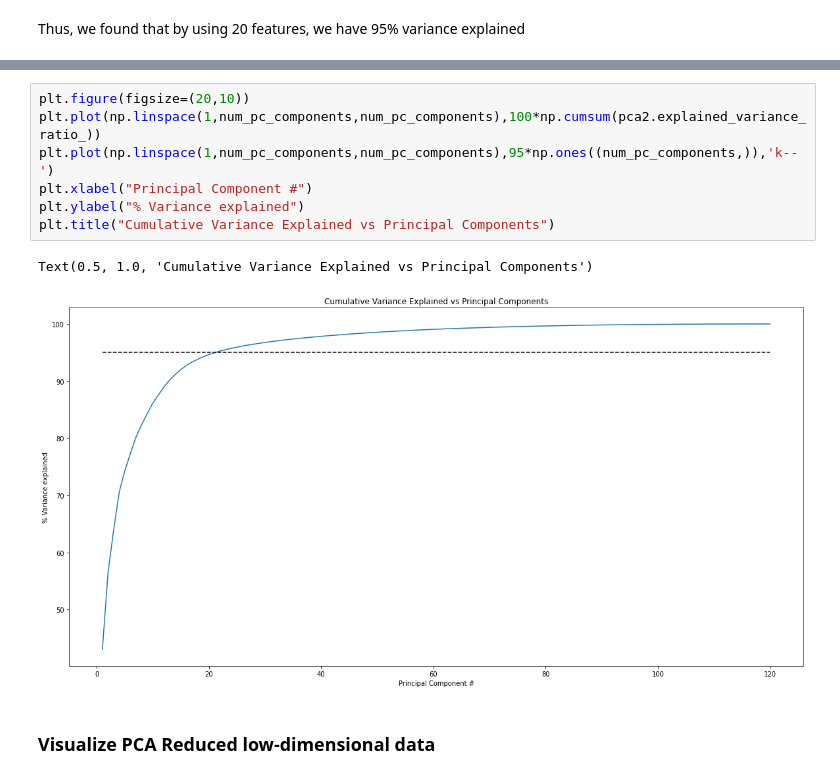
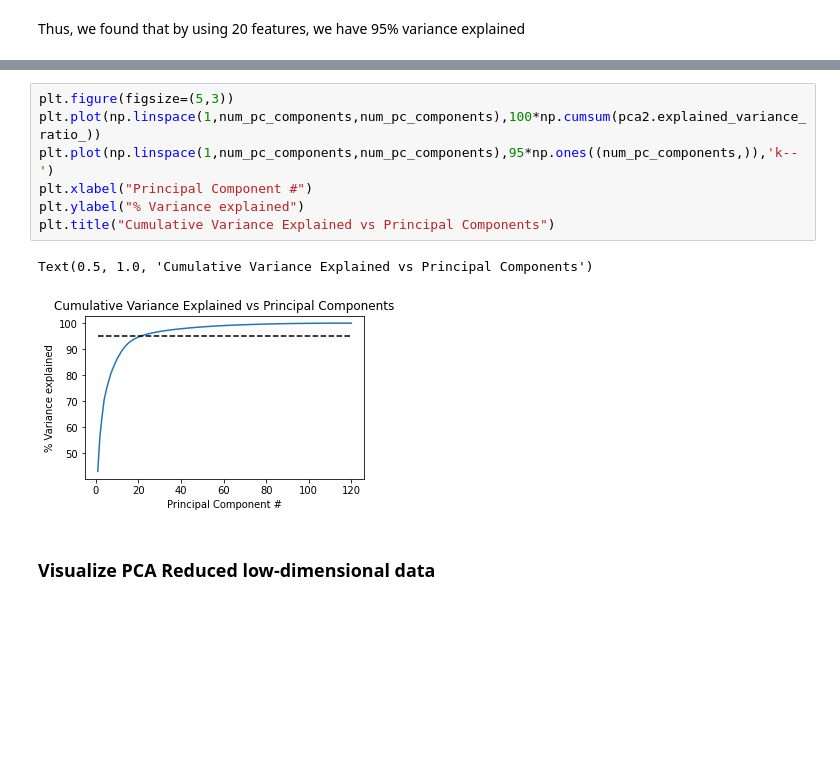
Before and after one commit to JumjieYang/COVID19-ML, a Jupyter notebook: visualize.ipynb, the cells around one changed output, grey strips where cells are left out. Drawn from its saved outputs; the diff is of its cells as text; blank space fills up the shorter version.

```diff
--- a/visualize.ipynb
+++ b/visualize.ipynb
@@ -79,13 +79,13 @@ Text(0.5, 1.0, 'Variance Explained vs Principal Components')
 # %%
-plt.figure(figsize=(20,10))
+plt.figure(figsize=(5,3))
 plt.plot(np.linspace(1,num_pc_components,num_pc_components),100*np.cumsum(pca2.explained_variance_ratio_))
 plt.plot(np.linspace(1,num_pc_components,num_pc_components),95*np.ones((num_pc_components,)),'k--')
 plt.xlabel("Principal Component #")
 plt.ylabel("% Variance explained")
 plt.title("Cumulative Variance Explained vs Principal Components")
 # %% [output]
 Text(0.5, 1.0, 'Cumulative Variance Explained vs Principal Components')
-[figure, old version]
+[figure, new version]
 # %% [markdown]
 ### Visualize PCA Reduced low-dimensional data
 # %%
```
Also changed, not shown: parts of 3 cells of this notebook, 1 other file.
